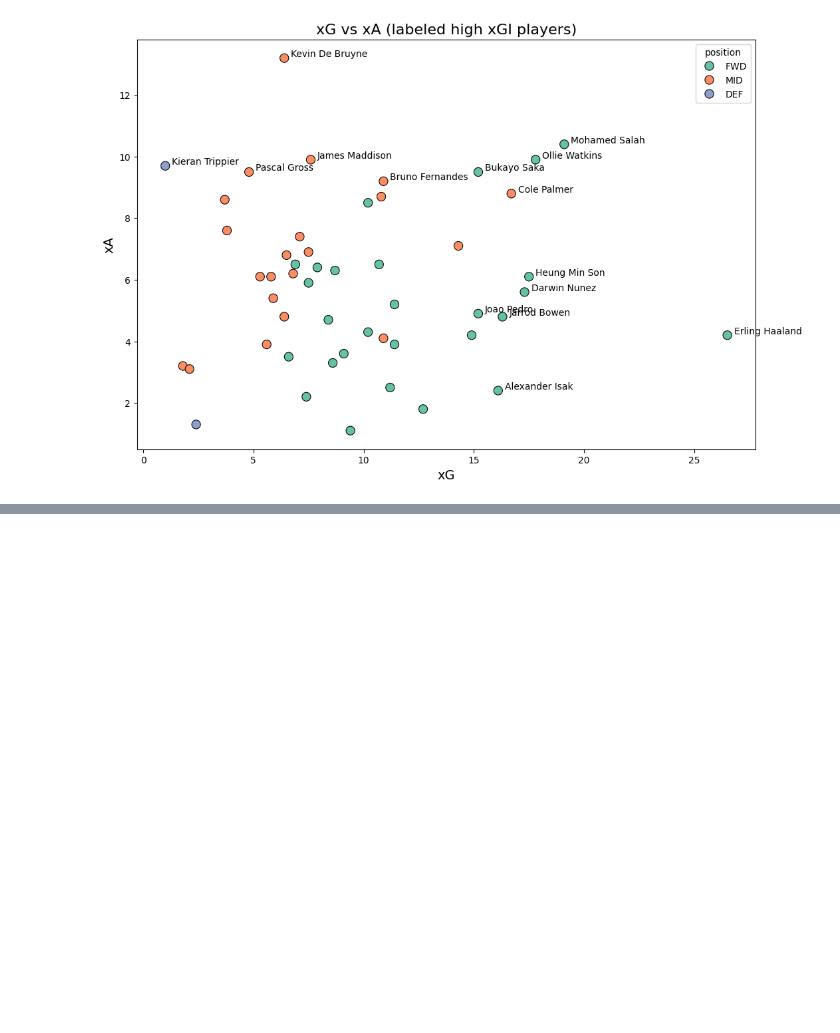
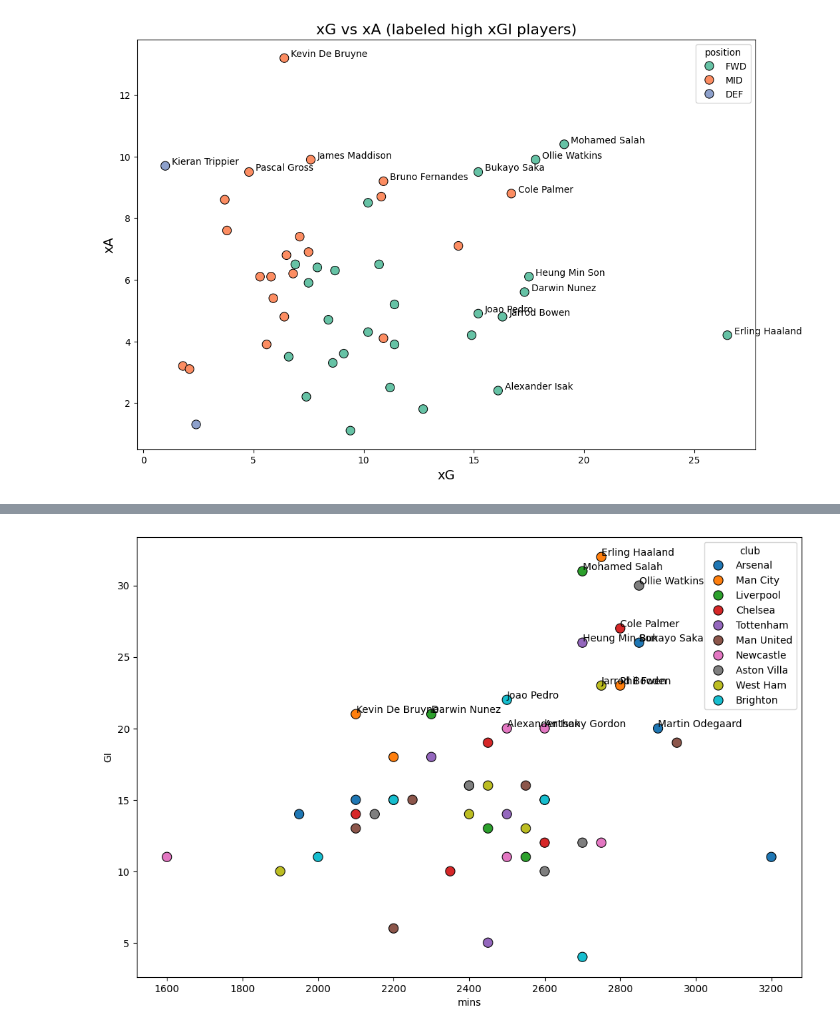
Before and after one commit to dmnarula/football-ds-learning, a Jupyter notebook: week3-visualization/Week3_Visualization.ipynb, the cells around one changed output, grey strips where cells are left out. Cells and saved outputs as stored; diff of their text form; code cells hidden in the pictures; blank space fills up the shorter version.

```diff
--- a/week3-visualization/Week3_Visualization.ipynb
+++ b/week3-visualization/Week3_Visualization.ipynb
@@ -335,0 +372,23 @@ plt.show()
+# %%
+plt.figure(figsize=(12,8))
+
+sns.scatterplot(
+    data=df,
+    x="mins",
+    y="GI",
+    hue="club",
+    s=90,
+    edgecolor="black"
+)
+
+for _, row in df[df["GI"] >= 20].iterrows():
+  plt.text(
+      row["mins"]+0.3,
+      row["GI"]+0.1,
+      row["name"]
+  )
+
+
+plt.show()
+# %% [output]
+[figure, added]
```
Also changed, not shown: parts of 3 cells of this notebook.
